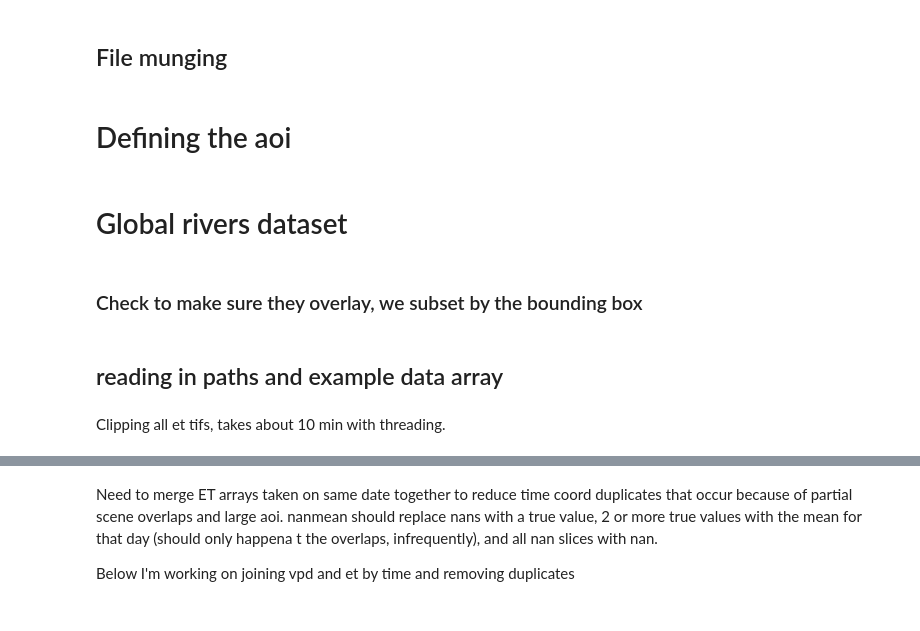
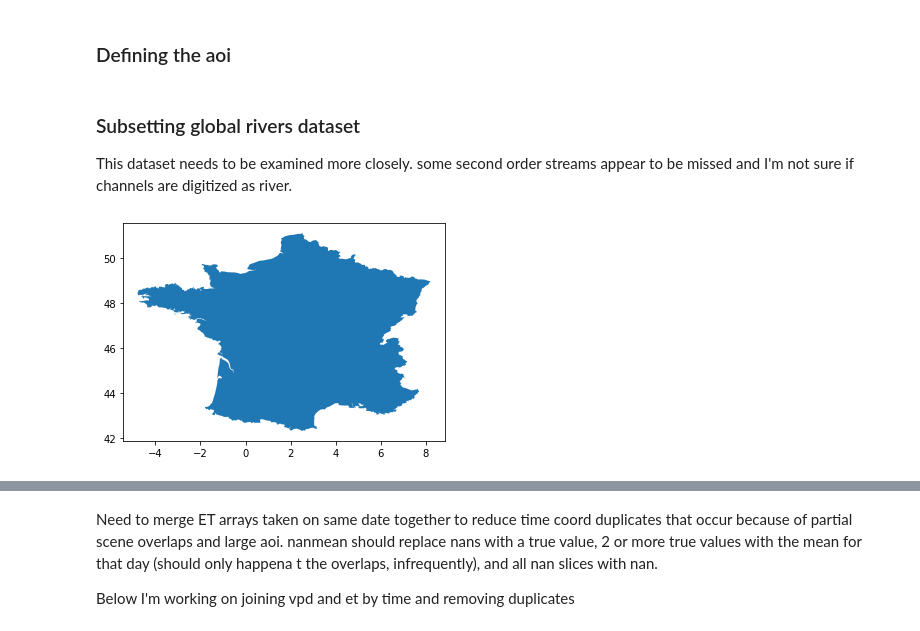
Before and after one commit to ecohydro/rhone-ecostress, a Jupyter notebook: notebooks/ECOSTRESS_Stacking.ipynb, the cells around one changed output, grey strips where cells are left out. Saved outputs shown, nothing was run; the diff lists cells and outputs as text; code cells hidden in the pictures.

```diff
--- a/notebooks/ECOSTRESS_Stacking.ipynb
+++ b/notebooks/ECOSTRESS_Stacking.ipynb
@@ -1,13 +1,13 @@
-# %% [markdown]
-## File munging
 # %% [markdown]
-# Defining the aoi
+### Defining the aoi
 # %%
 import pandas as pd
 import numpy as np
 import xarray as xa
 from pathlib import Path
 import src.data.ecostress_io as eio
+import src.data.ecostress_stack as es
+import src.data.era_stack_resample as esr
 import rioxarray
 import sys
 import geopandas as gpd
@@ -18,36 +18,20 @@ import matplotlib.pyplot as plt
 
 n_partitions = 8
 root_path = Path("/mnt/ecostress/rhone-ecostress-data/")
-tempdir = Path("/home/ryan/work/tmp-inst")
-
-with open(f"{root_path}/geo-countries/archive/countries.geojson", "rb") as f:
-    all_countries_geojson = json.loads(f.read())
-
-
-for i in all_countries_geojson['features']:
-    if i['properties']['ADMIN'] == "France":
-        france_geo = i
-
-del all_countries_geojson
-
-france_gdf = gpd.GeoDataFrame.from_features([france_geo]).explode()
-
-france_gdf[france_gdf.area==max(france_gdf.area)].plot()
-
-aoi = france_gdf[france_gdf.area==max(france_gdf.area)]
-
-xmin, ymin, xmax, ymax = aoi.total_bounds
 bounds_tuple = (4, 42, 7, 47)
 xmin, ymin, xmax, ymax = bounds_tuple  # hardcoding since concattenating 1000s of ecostress files with different overlaps hangs
-# %% [markdown]
-# Global rivers dataset
+# %% [markdown]
+### Subsetting global rivers dataset
+This dataset needs to be examined more closely. some second order streams appear to be missed and I'm not sure if channels are digitized as river.
 # %%
 rivers_df = gpd.read_file(Path(root_path, "europe_rivers/eu_river.shp"))
 
 rivers_df['R_ID'] = rivers_df['R_ID'].apply(int).apply(str)
 
 france_rivers_df = rivers_df.cx[xmin:xmax, ymin:ymax]
 
+aoi = es.filter_countries_for_france_aoi(root_path)
+
 aoi.crs = france_rivers_df.crs # setting crs for aoi
+# %% [output]
+[figure, added]
-# %% [markdown]
-### Check to make sure they overlay, we subset by the bounding box
@@ -58,2 +37,0 @@ france_rivers_df.plot(ax=base, color="blue")
-# %% [markdown]
-## reading in paths and example data array
@@ -68,2 +37,0 @@ whole_tif_etdaily_paths, csv_et_paths, xml_et_paths = eio.separate_extensions(et
-# %% [markdown]
-Clipping all et tifs, takes about 10 min with threading.
```
Also changed, not shown: parts of 38 cells of this notebook, 3 other files.
